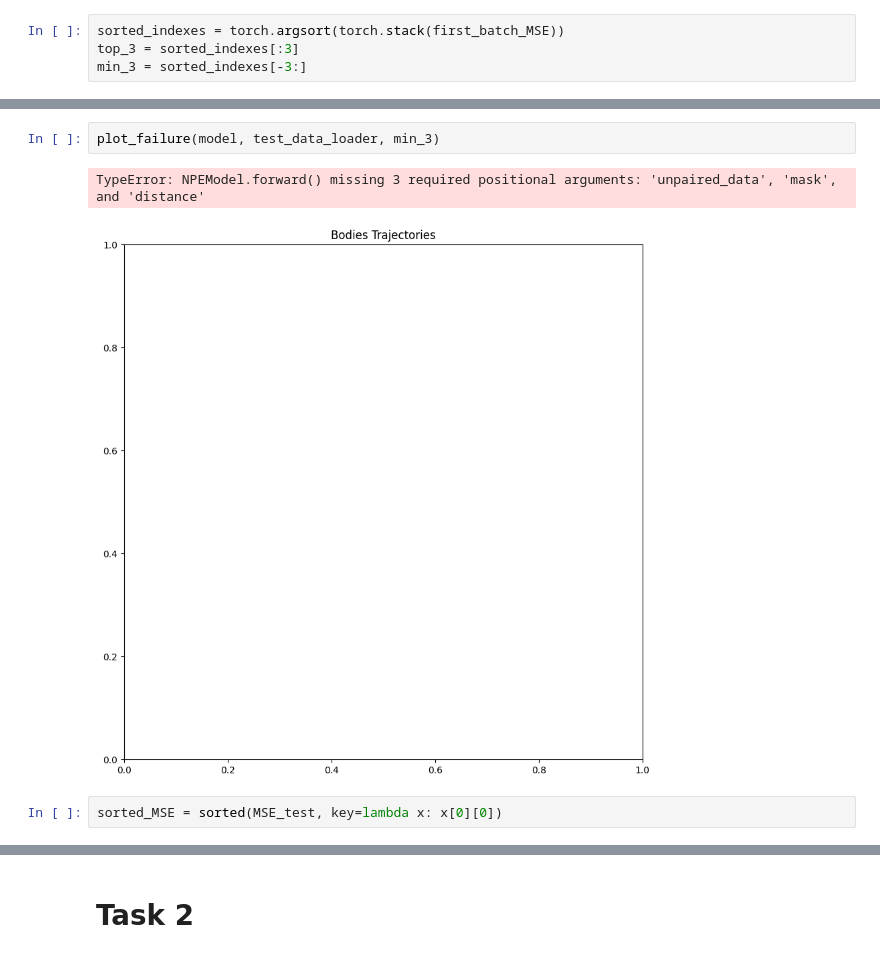
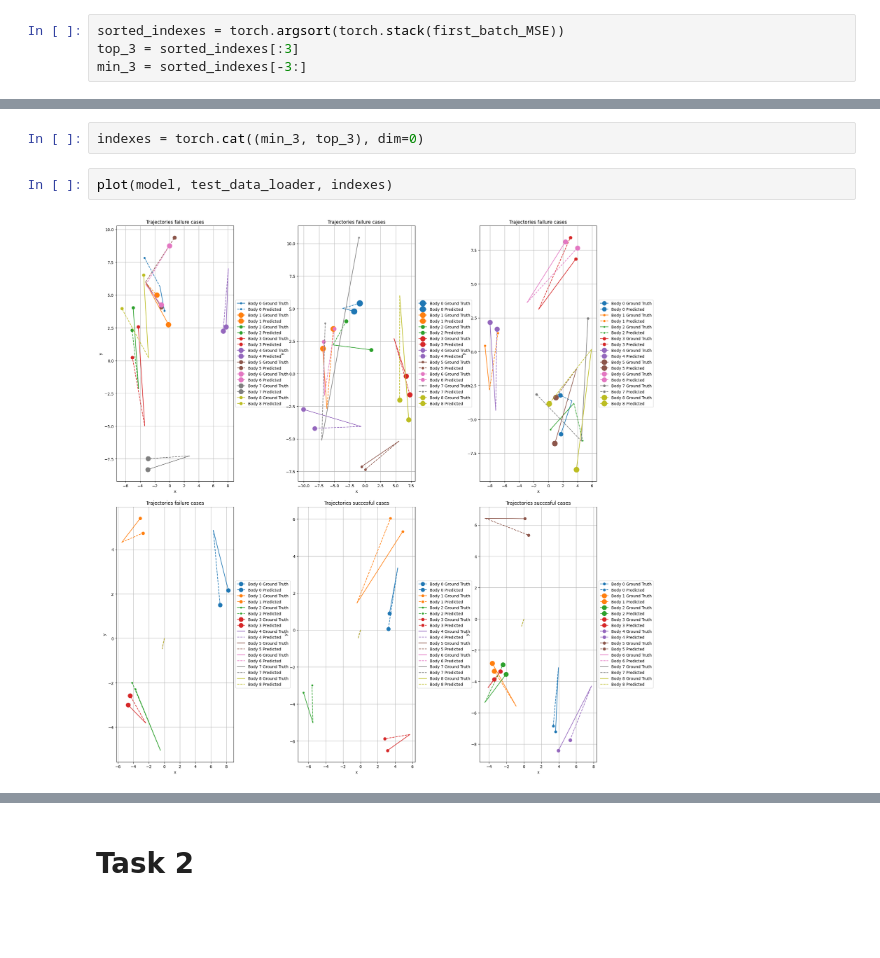
Before and after one commit to timberends4/Deep-learning, a Jupyter notebook: assignment_2/NPE_DL_2.ipynb, the cells around one changed output, grey strips where cells are left out. Drawn from its saved outputs; the diff is of its cells as text; blank space fills up the shorter version.

```diff
--- a/assignment_2/NPE_DL_2.ipynb
+++ b/assignment_2/NPE_DL_2.ipynb
@@ -420,7 +446,6 @@ def plot_failure(model, test_data_loader, indexes):
+# %%
+indexes = torch.cat((min_3, top_3), dim=0)
 # %%
-plot_failure(model, test_data_loader, min_3)
+plot(model, test_data_loader, indexes)
 # %% [output]
-TypeError: NPEModel.forward() missing 3 required positional arguments: 'unpaired_data', 'mask', and 'distance'
-[figure, old version]
+[figure, new version]
-# %%
-sorted_MSE = sorted(MSE_test, key=lambda x: x[0][0])
```
Also changed, not shown: parts of 23 cells of this notebook, 2 other files.
